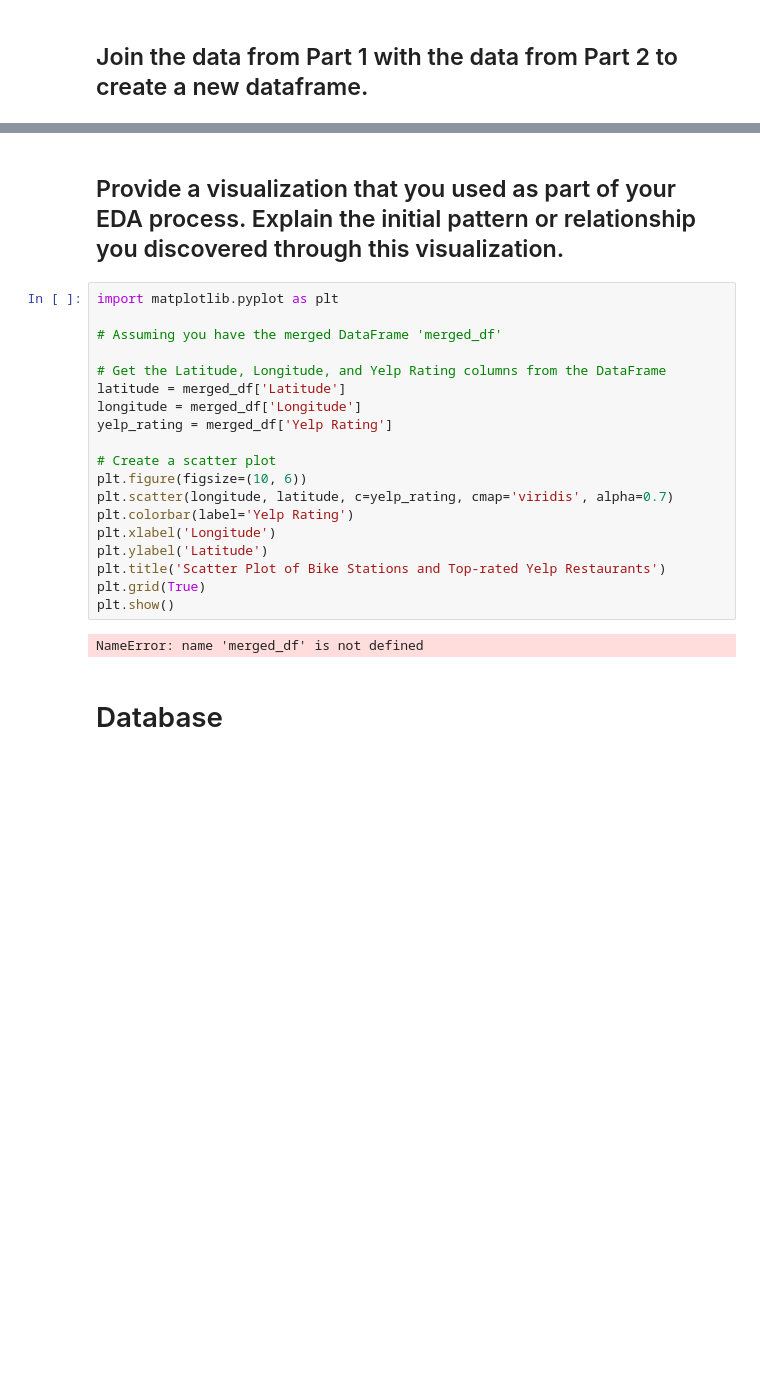
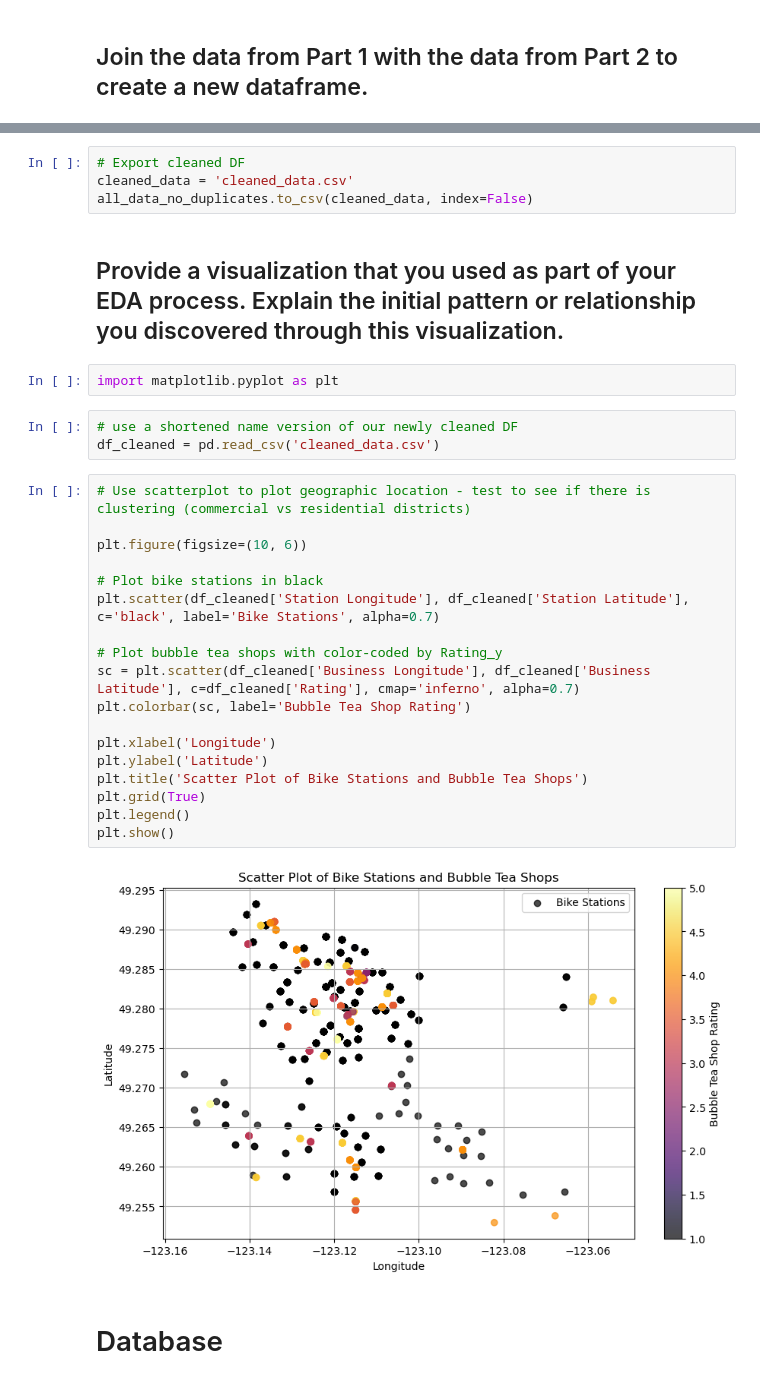
Before and after one commit to curtislo93/project-statistical-modelling-with-python, a Jupyter notebook: notebooks/joining_data.ipynb, the cells around one changed output, grey strips where cells are left out. Drawn from its saved outputs; the diff is of its cells as text; blank space fills up the shorter version.

```diff
--- a/notebooks/joining_data.ipynb
+++ b/notebooks/joining_data.ipynb
@@ -333,26 +290,34 @@ NameError: name 'df_yelp_businesses' is not defined
+# %%
+# Export cleaned DF
+cleaned_data = 'cleaned_data.csv'
+all_data_no_duplicates.to_csv(cleaned_data, index=False)
 # %% [markdown]
 ## Provide a visualization that you used as part of your EDA process. Explain the initial pattern or relationship you discovered through this visualization.
-# %%
-import matplotlib.pyplot as plt
-
-# Assuming you have the merged DataFrame 'merged_df'
-
-# Get the Latitude, Longitude, and Yelp Rating columns from the DataFrame
-latitude = merged_df['Latitude']
-longitude = merged_df['Longitude']
-yelp_rating = merged_df['Yelp Rating']
-
-# Create a scatter plot
-plt.figure(figsize=(10, 6))
-plt.scatter(longitude, latitude, c=yelp_rating, cmap='viridis', alpha=0.7)
-plt.colorbar(label='Yelp Rating')
-plt.xlabel('Longitude')
-plt.ylabel('Latitude')
-plt.title('Scatter Plot of Bike Stations and Top-rated Yelp Restaurants')
-plt.grid(True)
-plt.show()
-# %% [output]
-NameError: name 'merged_df' is not defined
+# %%
+import matplotlib.pyplot as plt
+# %%
+# use a shortened name version of our newly cleaned DF
+df_cleaned = pd.read_csv('cleaned_data.csv')
+# %%
+# Use scatterplot to plot geographic location - test to see if there is clustering (commercial vs residential districts)
+
+plt.figure(figsize=(10, 6))
+
+# Plot bike stations in black
+plt.scatter(df_cleaned['Station Longitude'], df_cleaned['Station Latitude'], c='black', label='Bike Stations', alpha=0.7)
+
+# Plot bubble tea shops with color-coded by Rating_y
+sc = plt.scatter(df_cleaned['Business Longitude'], df_cleaned['Business Latitude'], c=df_cleaned['Rating'], cmap='inferno', alpha=0.7)
+plt.colorbar(sc, label='Bubble Tea Shop Rating')
+
+plt.xlabel('Longitude')
+plt.ylabel('Latitude')
+plt.title('Scatter Plot of Bike Stations and Bubble Tea Shops')
+plt.grid(True)
+plt.legend()
+plt.show()
+# %% [output]
+[figure, added]
 # %% [markdown]
 # Database
 # %% [markdown]
```
Also changed, not shown: parts of 40 cells of this notebook, 2 other files.
